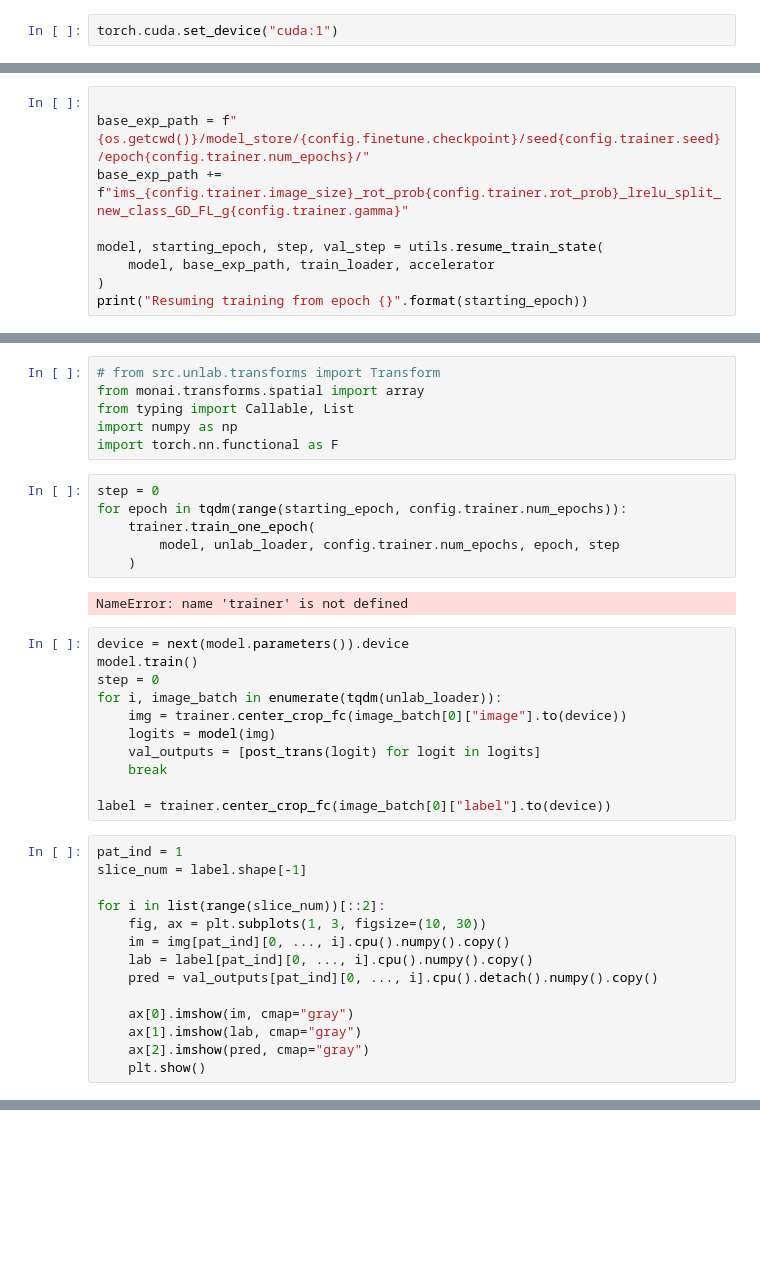
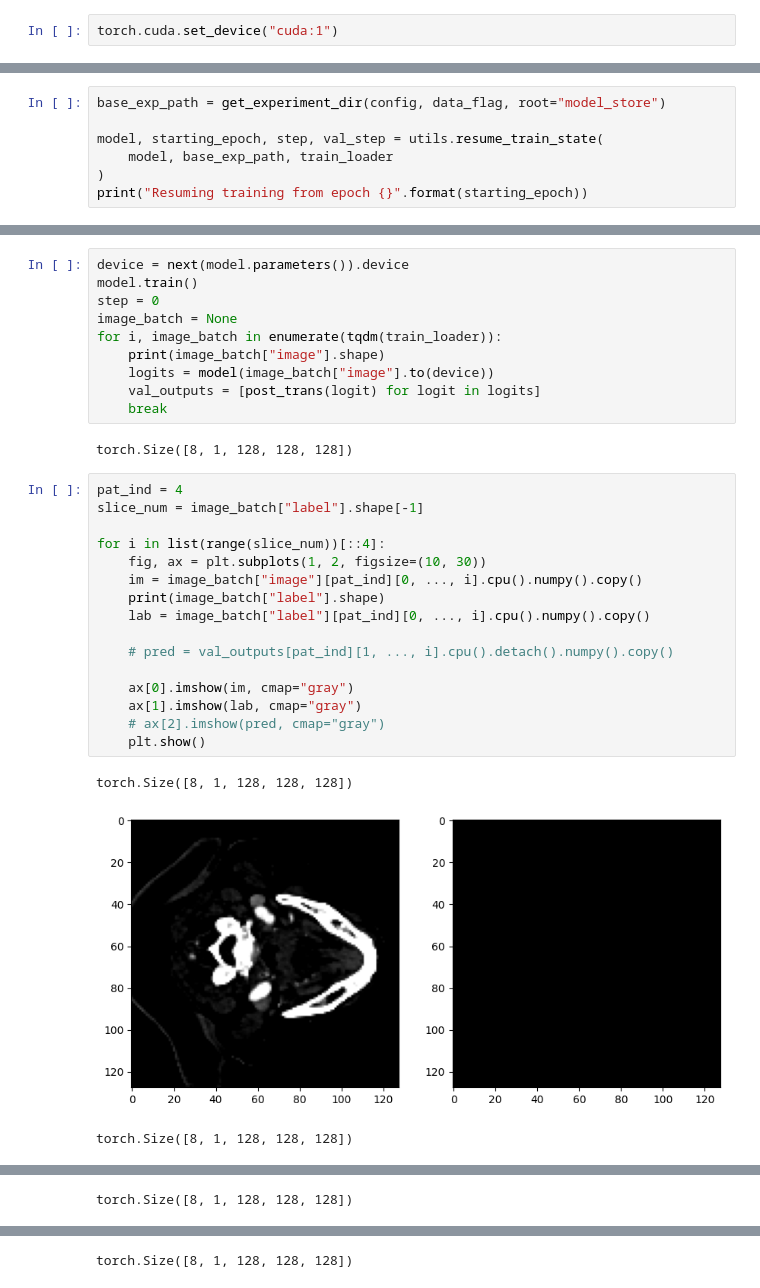
Before and after one commit to DenisMihailapov/Slim-UNETR, a Jupyter notebook: tests_code.ipynb, the cells around one changed output, grey strips where cells are left out. Cells and saved outputs as stored; diff of their text form; blank space fills up the shorter version.

Commit message:
code for visual testing of the model

```diff
--- a/tests_code.ipynb
+++ b/tests_code.ipynb
@@ -60 +41,8 @@ accelerator.print("Load Dataloader...")
 train_loader, val_loader, unlab_loader = get_dataloader(config, data_flag)
+# %%
+base_exp_path = get_experiment_dir(config, data_flag, root="model_store")
+
+model, starting_epoch, step, val_step = utils.resume_train_state(
+    model, base_exp_path, train_loader
+)
+print("Resuming training from epoch {}".format(starting_epoch))
@@ -102,9 +70,0 @@ loss_functions = {
-# %%
-
-base_exp_path = f"{os.getcwd()}/model_store/{config.finetune.checkpoint}/seed{config.trainer.seed}/epoch{config.trainer.num_epochs}/"
-base_exp_path += f"ims_{config.trainer.image_size}_rot_prob{config.trainer.rot_prob}_lrelu_split_new_class_GD_FL_g{config.trainer.gamma}"
-
-model, starting_epoch, step, val_step = utils.resume_train_state(
-    model, base_exp_path, train_loader, accelerator
-)
-print("Resuming training from epoch {}".format(starting_epoch))
@@ -211,39 +71,32 @@ class Trainer:
-# %%
-# from src.unlab.transforms import Transform
-from monai.transforms.spatial import array
-from typing import Callable, List
-import numpy as np
-import torch.nn.functional as F
-# %%
-step = 0
-for epoch in tqdm(range(starting_epoch, config.trainer.num_epochs)):
-    trainer.train_one_epoch(
-        model, unlab_loader, config.trainer.num_epochs, epoch, step
-    )
-# %% [output]
-NameError: name 'trainer' is not defined
 # %%
 device = next(model.parameters()).device
 model.train()
 step = 0
-for i, image_batch in enumerate(tqdm(unlab_loader)):
-    img = trainer.center_crop_fc(image_batch[0]["image"].to(device))
-    logits = model(img)
+image_batch = None
+for i, image_batch in enumerate(tqdm(train_loader)):
+    print(image_batch["image"].shape)
+    logits = model(image_batch["image"].to(device))
     val_outputs = [post_trans(logit) for logit in logits]
     break
-
-label = trainer.center_crop_fc(image_batch[0]["label"].to(device))
+# %% [output]
+torch.Size([8, 1, 128, 128, 128])
 # %%
-pat_ind = 1
-slice_num = label.shape[-1]
+pat_ind = 4
+slice_num = image_batch["label"].shape[-1]
 
-for i in list(range(slice_num))[::2]:
-    fig, ax = plt.subplots(1, 3, figsize=(10, 30))
-    im = img[pat_ind][0, ..., i].cpu().numpy().copy()
-    lab = label[pat_ind][0, ..., i].cpu().numpy().copy()
-    pred = val_outputs[pat_ind][0, ..., i].cpu().detach().numpy().copy()
+for i in list(range(slice_num))[::4]:
+    fig, ax = plt.subplots(1, 2, figsize=(10, 30))
+    im = image_batch["image"][pat_ind][0, ..., i].cpu().numpy().copy()
+    print(image_batch["label"].shape)
+    lab = image_batch["label"][pat_ind][0, ..., i].cpu().numpy().copy()
+
+    # pred = val_outputs[pat_ind][1, ..., i].cpu().detach().numpy().copy()
 
     ax[0].imshow(im, cmap="gray")
     ax[1].imshow(lab, cmap="gray")
-    ax[2].imshow(pred, cmap="gray")
+    # ax[2].imshow(pred, cmap="gray")
     plt.show()
+# %% [output]
+torch.Size([8, 1, 128, 128, 128])
+[figure, added]
+torch.Size([8, 1, 128, 128, 128])
@@ -249,0 +104 @@ for i in list(range(slice_num))[::2]:
+torch.Size([8, 1, 128, 128, 128])
@@ -249,0 +106 @@ for i in list(range(slice_num))[::2]:
+torch.Size([8, 1, 128, 128, 128])
```
Also changed, not shown: parts of 15 cells of this notebook.
